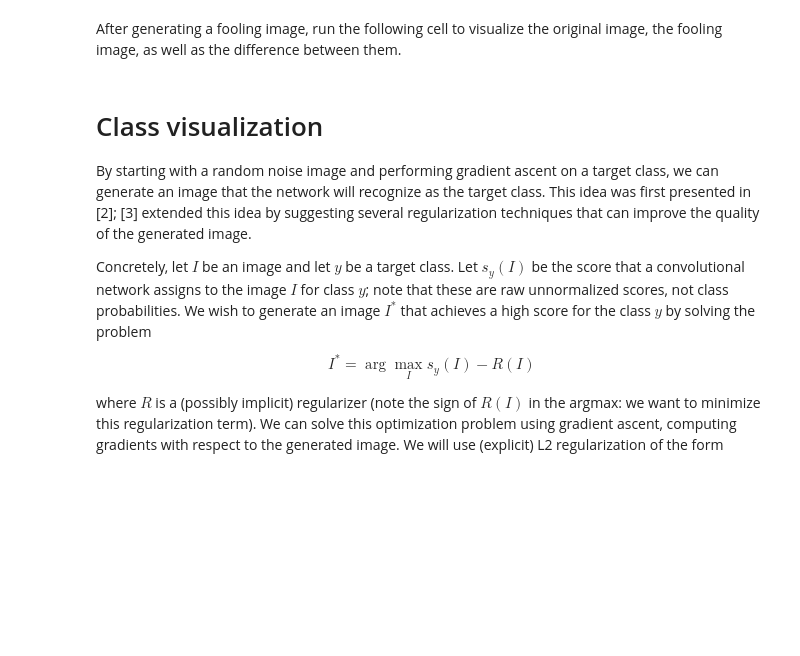
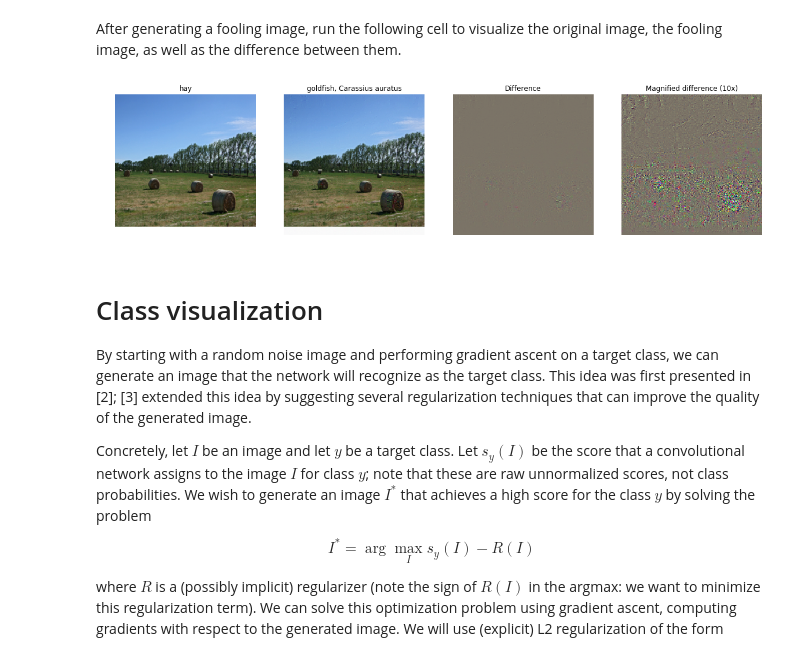
Before and after one commit to neomsc/cs231n_assignment, a Jupyter notebook: assignment3/NetworkVisualization-PyTorch.ipynb, the cells around one changed output. Drawn from its saved outputs; the diff is of its cells as text; code cells hidden in the pictures; blank space fills up the shorter version.

```diff
--- a/assignment3/NetworkVisualization-PyTorch.ipynb
+++ b/assignment3/NetworkVisualization-PyTorch.ipynb
@@ -241,7 +258,19 @@ def make_fooling_image(X, target_y, model):
     # in fewer than 100 iterations of gradient ascent.                           #
     # You can print your progress over iterations to check your algorithm.       #
     ##############################################################################
-    pass
+    #pass
+    y = Variable(torch.LongTensor([target_y]))
+    for i in range(100):
+        print(i)
+        scores = model(X_fooling_var)
+        print(scores.data.max(1)[1][0])
+        if scores.data.max(1)[1][0]==target_y: break
+        loss_fn = torch.nn.CrossEntropyLoss()
+        loss = loss_fn(scores,y)
+        loss.backward()
+        g = X_fooling_var.grad.data
+        dX = learning_rate*g/math.sqrt(torch.sum(g*g))
+        X_fooling -= dX
     ##############################################################################
     #                             END OF YOUR CODE                               #
     ##############################################################################
@@ -250,10 +279,11 @@ def make_fooling_image(X, target_y, model):
 Run the following cell to generate a fooling image:
 # %%
 idx = 0
-target_y = 6
+target_y = 1
 
+import math
 X_tensor = torch.cat([preprocess(Image.fromarray(x)) for x in X], dim=0)
 X_fooling = make_fooling_image(X_tensor[idx:idx+1], target_y, model)
 
 scores = model(Variable(X_fooling))
-assert target_y == scores.data.max(1)[1][0, 0], 'The model is not fooled!'
+assert target_y == scores.data.max(1)[1][0], 'The model is not fooled!'
@@ -262,32 +310,34 @@ After generating a fooling image, run the following cell to visualize the origin
 # %%
 X_fooling_np = deprocess(X_fooling.clone())
 X_fooling_np = np.asarray(X_fooling_np).astype(np.uint8)
 
 plt.subplot(1, 4, 1)
 plt.imshow(X[idx])
 plt.title(class_names[y[idx]])
 plt.axis('off')
 
 plt.subplot(1, 4, 2)
 plt.imshow(X_fooling_np)
 plt.title(class_names[target_y])
 plt.axis('off')
 
 plt.subplot(1, 4, 3)
 X_pre = preprocess(Image.fromarray(X[idx]))
 diff = np.asarray(deprocess(X_fooling - X_pre, should_rescale=False))
 plt.imshow(diff)
 plt.title('Difference')
 plt.axis('off')
 
 plt.subplot(1, 4, 4)
 diff = np.asarray(deprocess(10 * (X_fooling - X_pre), should_rescale=False))
 plt.imshow(diff)
 plt.title('Magnified difference (10x)')
 plt.axis('off')
 
-plt.gcf().set_size_inches(12, 5)
+plt.gcf().set_size_inches(20, 20)
 plt.show()
+# %% [output]
+[figure, added]
 # %% [markdown]
 # Class visualization
 By starting with a random noise image and performing gradient ascent on a target class, we can generate an image that the network will recognize as the target class. This idea was first presented in [2]; [3] extended this idea by suggesting several regularization techniques that can improve the quality of the generated image.
```
Also changed, not shown: parts of 7 cells of this notebook.
